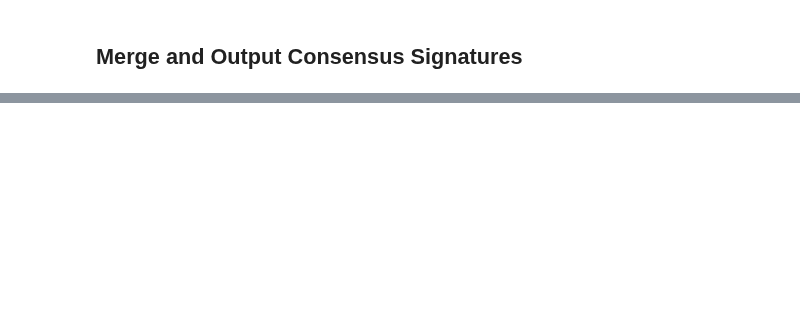
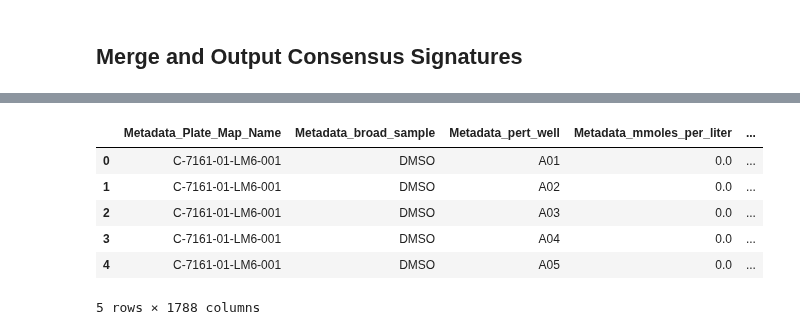
Before and after one commit to broadinstitute/lincs-cell-painting, a Jupyter notebook: consensus/build-consensus-signatures.ipynb, the cells around one changed output, grey strips where cells are left out. Saved outputs shown, nothing was run; the diff lists cells and outputs as text; code cells hidden in the pictures; blank space fills up the shorter version.

```diff
--- a/consensus/build-consensus-signatures.ipynb
+++ b/consensus/build-consensus-signatures.ipynb
@@ -184,6 +192,7 @@ for operation in operations:
 ### b) Generate consensus profiles per compound-dose pair
 # %%
 compound_replicate_cols = [
+    "Metadata_Plate_Map_Name",
     "Metadata_broad_sample",
     "Metadata_mmoles_per_liter",
     "Metadata_dose_recode",
@@ -205,7 +214,9 @@ for operation in operations:
         replicate_cols=compound_replicate_cols,
     )
 
-    compound_profiles[operation] = compound_profiles[operation].assign(Metadata_pert_well="collapsed")
+    compound_profiles[operation] = compound_profiles[operation].assign(
+        Metadata_pert_well="collapsed"
+    )
 # %% [output]
 [interactive output not drawn]
 # %% [markdown]
@@ -227,6 +238,8 @@ for operation in operations:
     print(operation)
     print(consensus_df.shape)
 
-    consensus_df.to_csv(consensus_file, sep=",", compression="gzip", float_format="%5g")
+    consensus_df.to_csv(
+        consensus_file, sep=",", compression="gzip", float_format="%5g", index=False
+    )
 # %% [output]
 median
@@ -236 +249,11 @@ modz
 [interactive output not drawn]
+# %%
+consensus_df.head()
+# %% [output]
+|  | Metadata_Plate_Map_Name | Metadata_broad_sample | Metadata_pert_well | Metadata_mmoles_per_liter | ... |
+| 0 | C-7161-01-LM6-001 | DMSO | A01 | 0.0 | ... |
+| 1 | C-7161-01-LM6-001 | DMSO | A02 | 0.0 | ... |
+| 2 | C-7161-01-LM6-001 | DMSO | A03 | 0.0 | ... |
+| 3 | C-7161-01-LM6-001 | DMSO | A04 | 0.0 | ... |
+| 4 | C-7161-01-LM6-001 | DMSO | A05 | 0.0 | ... |
+5 rows × 1788 columns
```
Also changed, not shown: parts of 5 cells of this notebook, 1 other file.
